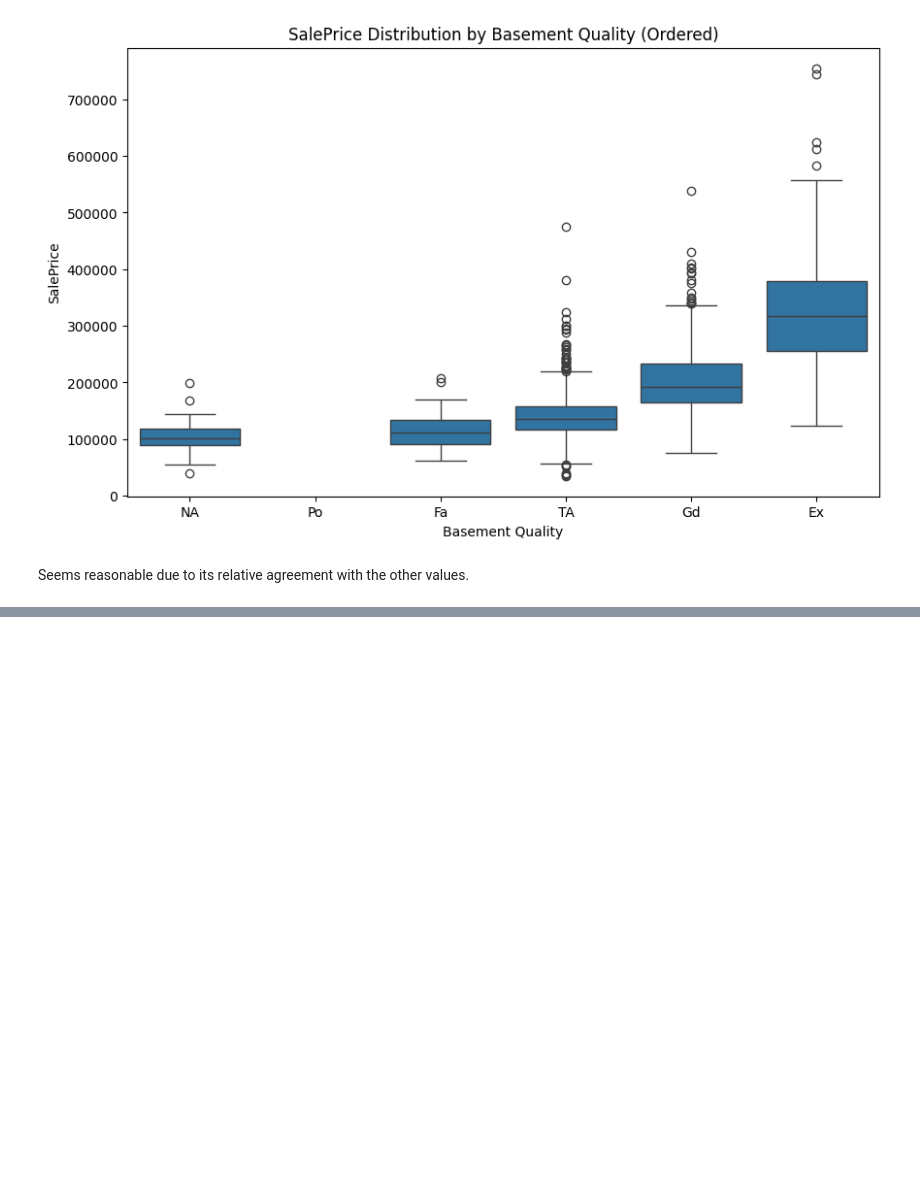
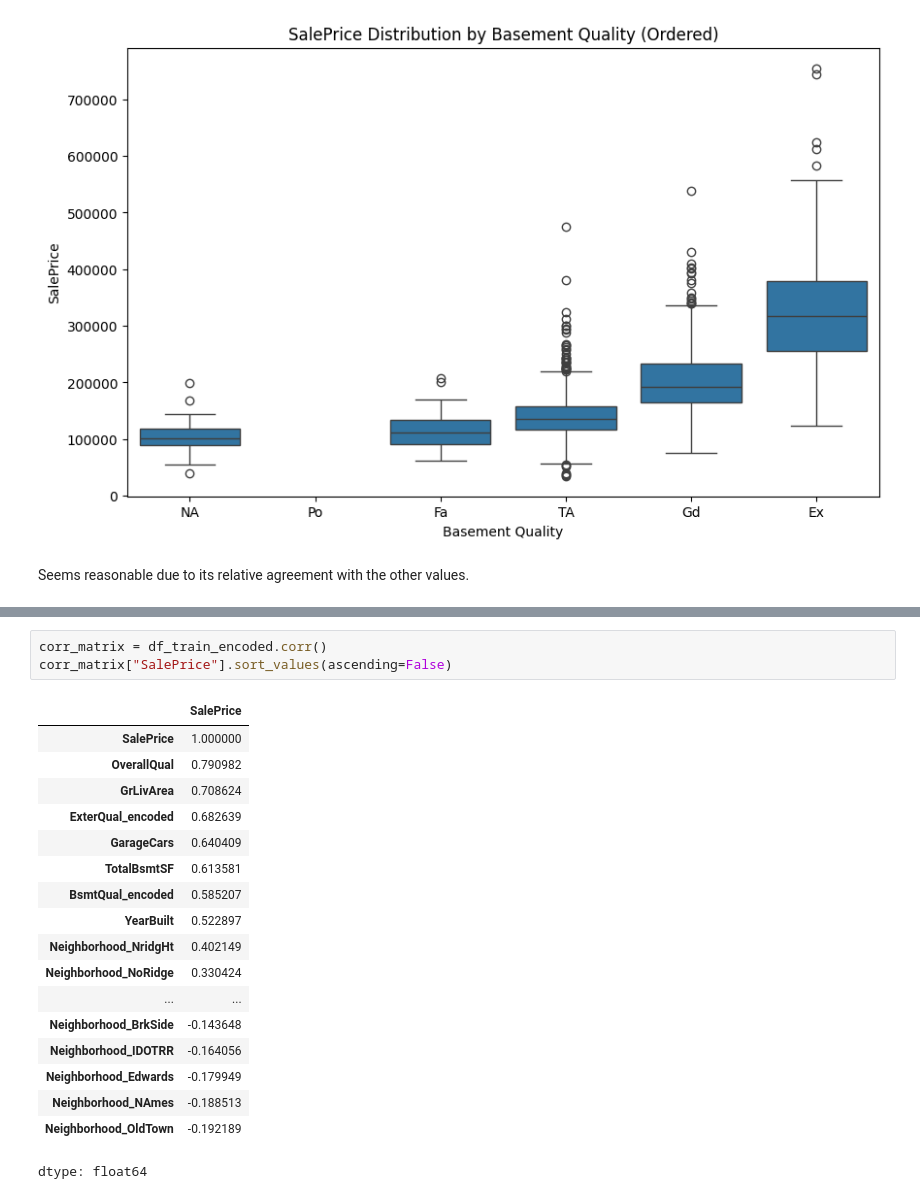
Before and after one commit to rbpernas/Learning_Projects, a Jupyter notebook: House_prices_2.ipynb, the cells around one changed output, grey strips where cells are left out. Drawn from its saved outputs; the diff is of its cells as text; blank space fills up the shorter version.

```diff
--- a/House_prices_2.ipynb
+++ b/House_prices_2.ipynb
@@ -337,0 +395,22 @@ Seems reasonable due to its relative agreement with the other values.
+# %%
+corr_matrix = df_train_encoded.corr()
+corr_matrix["SalePrice"].sort_values(ascending=False)
+# %% [output]
+|  | SalePrice |
+| SalePrice | 1.000000 |
+| OverallQual | 0.790982 |
+| GrLivArea | 0.708624 |
+| ExterQual_encoded | 0.682639 |
+| GarageCars | 0.640409 |
+| TotalBsmtSF | 0.613581 |
+| BsmtQual_encoded | 0.585207 |
+| YearBuilt | 0.522897 |
+| Neighborhood_NridgHt | 0.402149 |
+| Neighborhood_NoRidge | 0.330424 |
+| ... | ... |
+| Neighborhood_BrkSide | -0.143648 |
+| Neighborhood_IDOTRR | -0.164056 |
+| Neighborhood_Edwards | -0.179949 |
+| Neighborhood_NAmes | -0.188513 |
+| Neighborhood_OldTown | -0.192189 |
+dtype: float64
```
Also changed, not shown: parts of 17 cells of this notebook.
